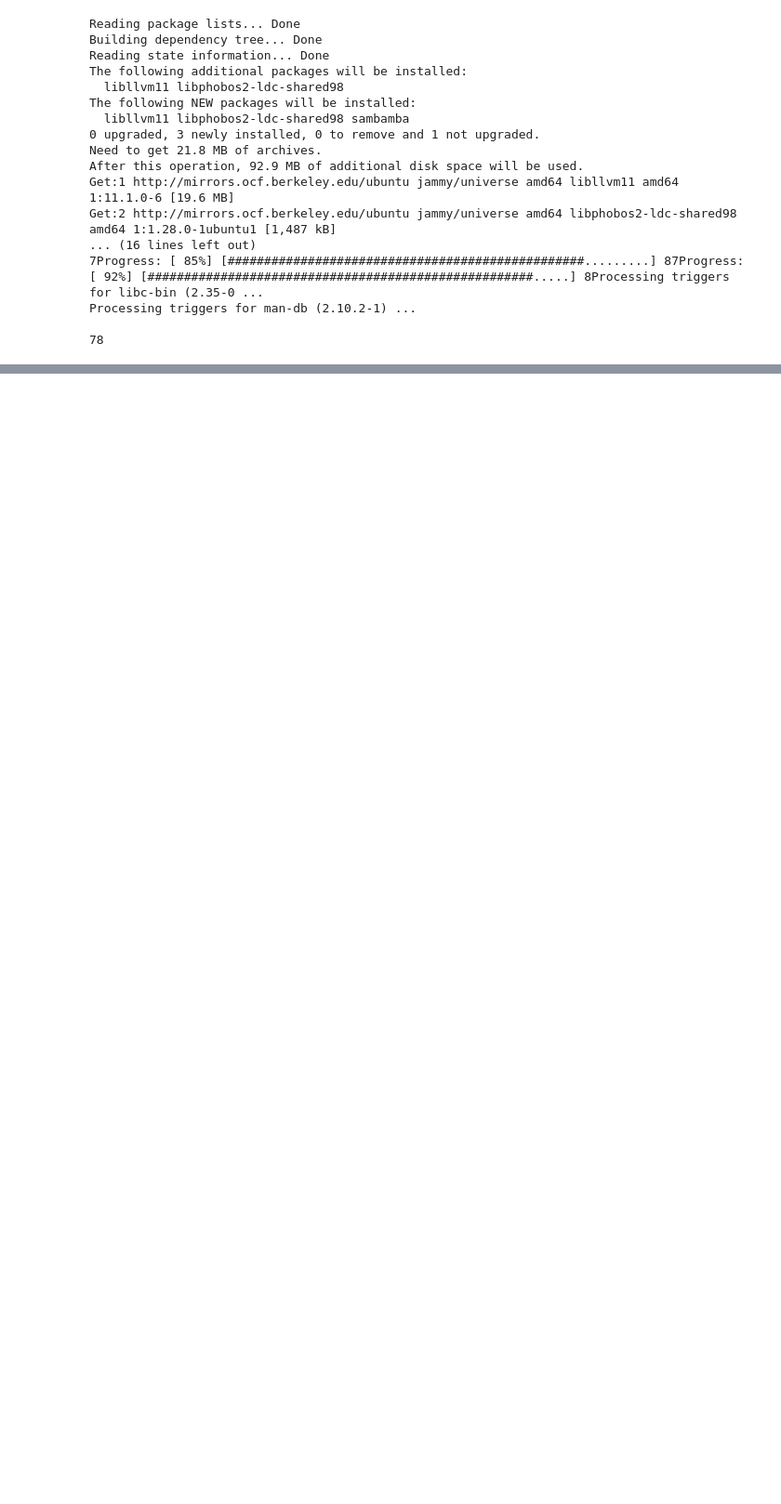
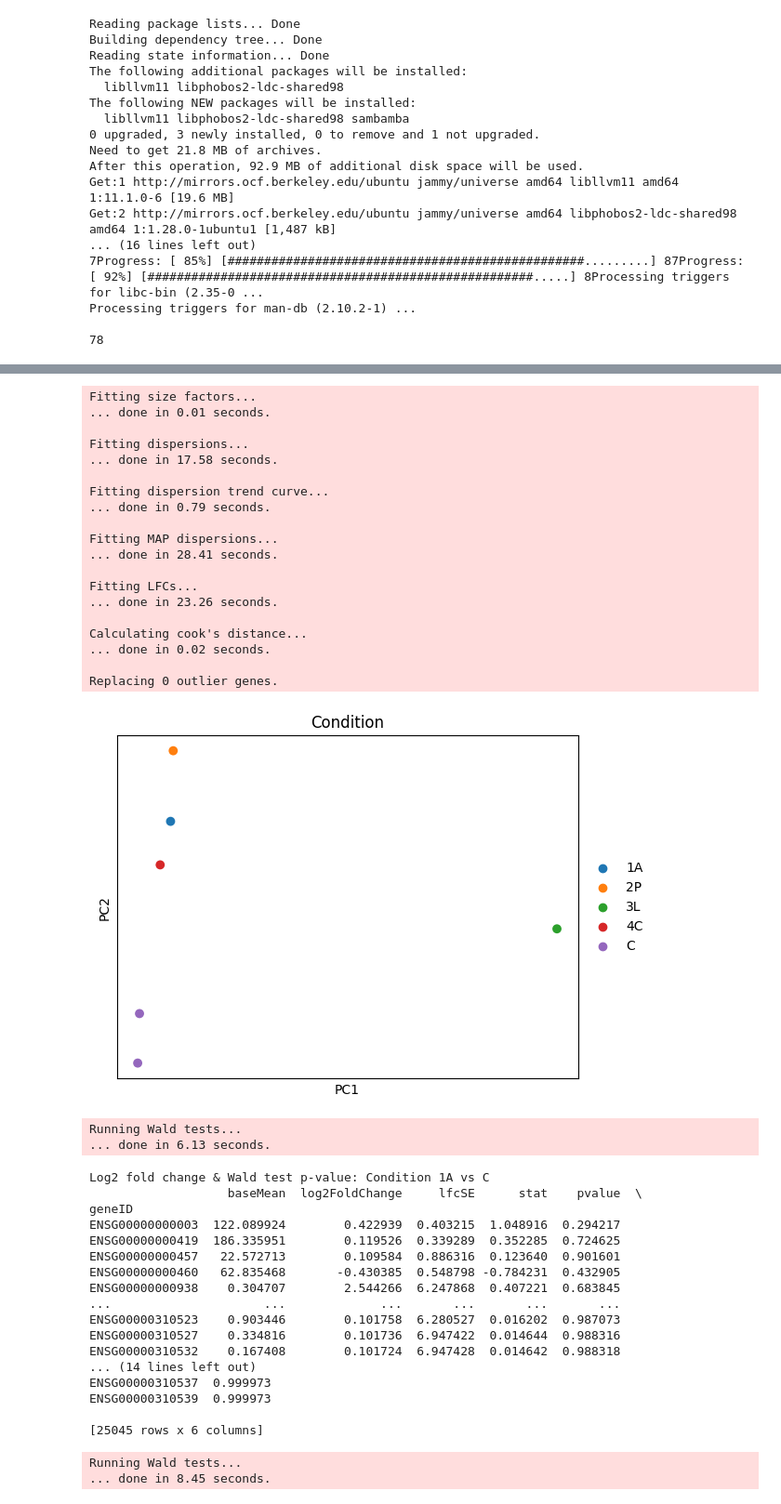
Before and after one commit to sudobeans/csci597k_final_project, a Jupyter notebook: main.ipynb, the cells around one changed output, grey strips where cells are left out. Shown: that part at 93% size. Saved outputs shown, nothing was run; the diff lists cells and outputs as text; code cells hidden in the pictures; blank space fills up the shorter version.

```diff
--- a/main.ipynb
+++ b/main.ipynb
@@ -107,0 +351,6 @@ for label, directory in directories.items():
+# %%
+# create a metadata df for samples and conditions
+indTreatMetadata = pd.DataFrame(zip(count_matrix.index, ['C', 'C', '1A', '2P', '3L', '4C']), columns = ['Sample', 'Condition'])
+
+indTreatMetadata = indTreatMetadata.set_index('Sample')
+print(indTreatMetadata.head(6))
@@ -107,0 +445,48 @@ for label, directory in directories.items():
+# %%
+# Define treatments
+treatments = ['1A', '2P', '3L', '4C']
+
+# Run tests
+individual_results = run_individual_tests(count_matrix, treatments, indTreatMetadata)
+# %% [output]
+Fitting size factors...
+... done in 0.01 seconds.
+
+Fitting dispersions...
+... done in 17.58 seconds.
+
+Fitting dispersion trend curve...
+... done in 0.79 seconds.
+
+Fitting MAP dispersions...
+... done in 28.41 seconds.
+
+Fitting LFCs...
+... done in 23.26 seconds.
+
+Calculating cook's distance...
+... done in 0.02 seconds.
+
+Replacing 0 outlier genes.
+[figure, added]
+Running Wald tests...
+... done in 6.13 seconds.
+Log2 fold change & Wald test p-value: Condition 1A vs C
+                   baseMean  log2FoldChange     lfcSE      stat    pvalue  \
+geneID
+ENSG00000000003  122.089924        0.422939  0.403215  1.048916  0.294217
+ENSG00000000419  186.335951        0.119526  0.339289  0.352285  0.724625
+ENSG00000000457   22.572713        0.109584  0.886316  0.123640  0.901601
+ENSG00000000460   62.835468       -0.430385  0.548798 -0.784231  0.432905
+ENSG00000000938    0.304707        2.544266  6.247868  0.407221  0.683845
+...                     ...             ...       ...       ...       ...
+ENSG00000310523    0.903446        0.101758  6.280527  0.016202  0.987073
+ENSG00000310527    0.334816        0.101736  6.947422  0.014644  0.988316
+ENSG00000310532    0.167408        0.101724  6.947428  0.014642  0.988318
+... (14 lines left out)
+ENSG00000310537  0.999973
+ENSG00000310539  0.999973
+
+[25045 rows x 6 columns]
+Running Wald tests...
+... done in 8.45 seconds.
```
Also changed, not shown: parts of 33 cells of this notebook, 11 other files.
